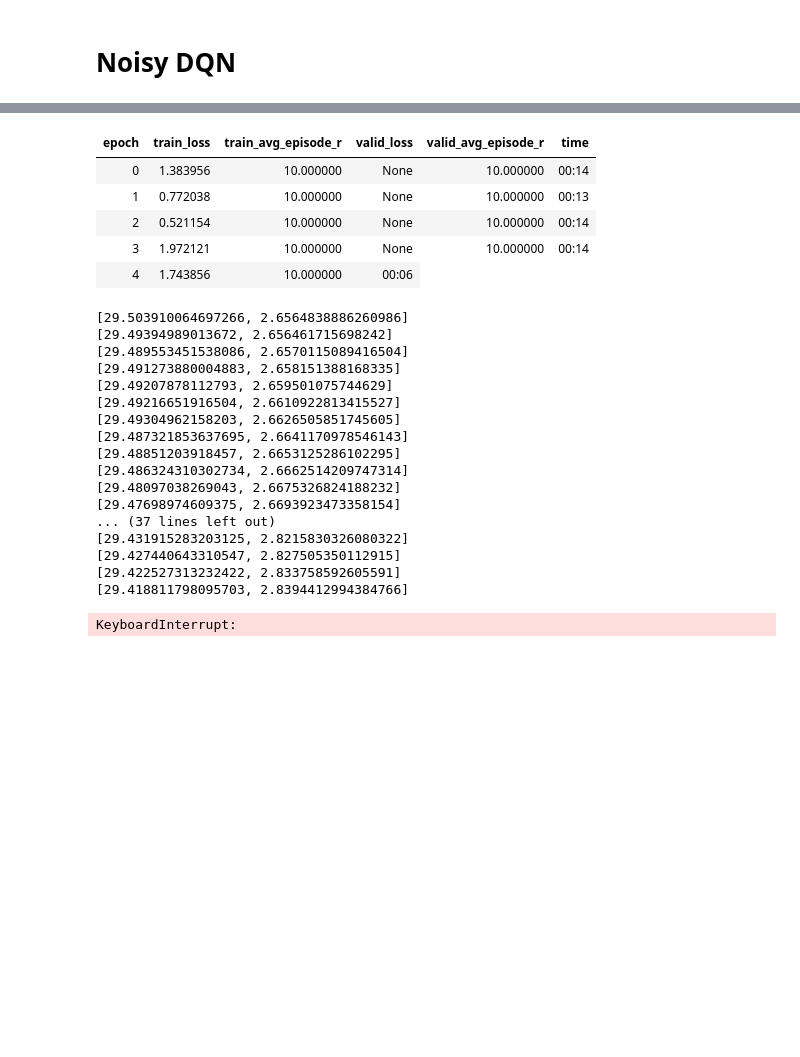
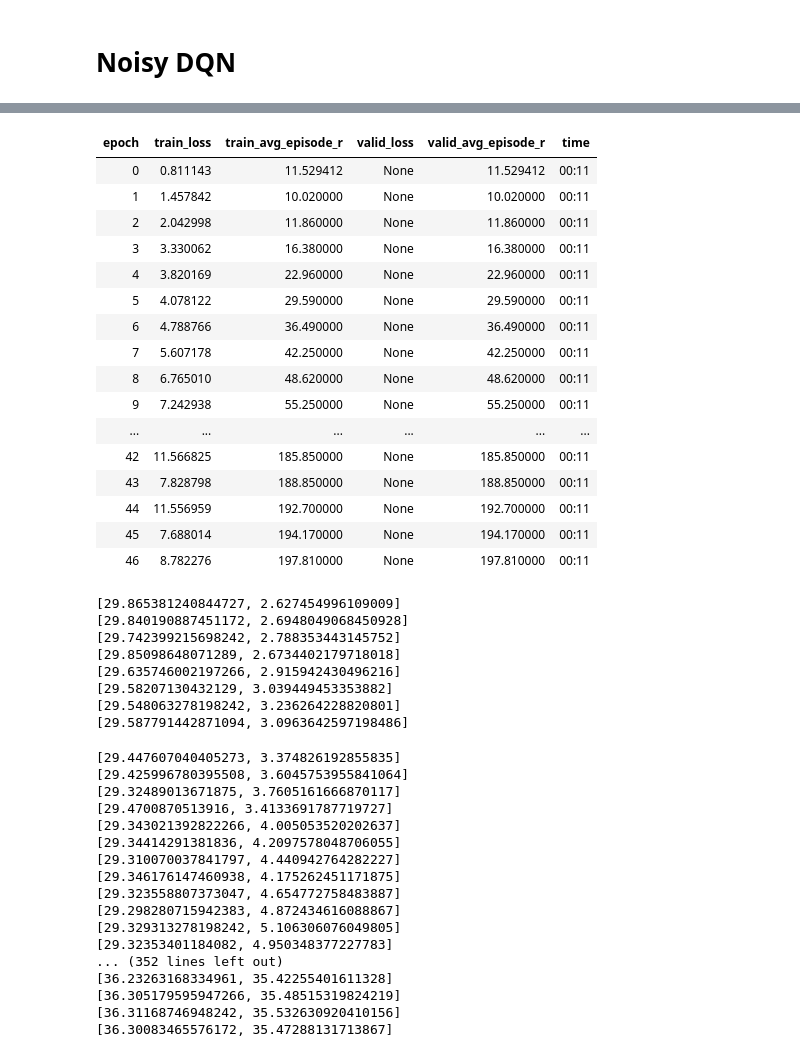
Before and after one commit to josiahls/fast-reinforcement-learning-2, a Jupyter notebook: nbs/20e_qlearning.dqn_noisy.ipynb, the cells around one changed output, grey strips where cells are left out. Cells and saved outputs as stored; diff of their text form; code cells hidden in the pictures; blank space fills up the shorter version.

```diff
--- a/nbs/20e_qlearning.dqn_noisy.ipynb
+++ b/nbs/20e_qlearning.dqn_noisy.ipynb
@@ -97,9 +97,9 @@ class NoisyDQN(nn.Module):
     def forward(self, x):
         fx = x.float()
 
-        if self.counter%500==0:
-            print(self.noisy_layers_sigma_snr())
-        self.counter+=1
+#         if self.counter%500==0:
+#             print(self.noisy_layers_sigma_snr())
+#         self.counter+=1
 
         return self.fc(fx)
 
@@ -130,13 +130,13 @@ model=NoisyDQN((4,),2)
 agent=DiscreteAgent(model=model.to(default_device()),device=default_device(),
                     a_selector=TestArgmaxActionSelector())
 
-block=FirstLastExperienceBlock(agent=agent,seed=0,n_steps=2,dls_kwargs={'bs':32,'num_workers':0,'verbose':False,'indexed':True,'shuffle_train':False})
+block=FirstLastExperienceBlock(agent=agent,seed=0,n_steps=1,dls_kwargs={'bs':1,'num_workers':0,'verbose':False,'indexed':True,'shuffle_train':False})
 blk=IterableDataBlock(blocks=(block),
                       splitter=FuncSplitter(lambda x:False),
                      )
-dls=blk.dataloaders([env]*1,n=32*100,device=default_device())
+dls=blk.dataloaders([env]*1,n=1*1000,device=default_device())
 
-learner=TargetDQNLearner(dls,agent=agent,n_steps=2,wd_bn_bias=True,cbs=[
+learner=TargetDQNLearner(dls,agent=agent,n_steps=1,cbs=[
                                         ExperienceReplay(sz=100000,bs=32,starting_els=32,max_steps=gym.make(env)._max_episode_steps),
-                                        TargetDQNTrainer],metrics=[AvgEpisodeRewardMetric(experience_cls=ExperienceFirstLast)])
+                                        TargetDQNTrainer],metrics=[AvgEpisodeRewardMetric(experience_cls=ExperienceFirstLast,always_extend=True)])
 # %% [output]
@@ -144,30 +144,48 @@ learner=TargetDQNLearner(dls,agent=agent,n_steps=2,wd_bn_bias=True,cbs=[
 # %%
-learner.fit(6,lr=0.0001,wd=0)
+learner.fit(47,lr=0.0001,wd=0)
 # %% [output]
 | epoch | train_loss | train_avg_episode_r | valid_loss | valid_avg_episode_r | time |
-| 0 | 1.383956 | 10.000000 | None | 10.000000 | 00:14 |
-| 1 | 0.772038 | 10.000000 | None | 10.000000 | 00:13 |
-| 2 | 0.521154 | 10.000000 | None | 10.000000 | 00:14 |
-| 3 | 1.972121 | 10.000000 | None | 10.000000 | 00:14 |
-| 4 | 1.743856 | 10.000000 | 00:06 |
+| 0 | 0.811143 | 11.529412 | None | 11.529412 | 00:11 |
+| 1 | 1.457842 | 10.020000 | None | 10.020000 | 00:11 |
+| 2 | 2.042998 | 11.860000 | None | 11.860000 | 00:11 |
+| 3 | 3.330062 | 16.380000 | None | 16.380000 | 00:11 |
+| 4 | 3.820169 | 22.960000 | None | 22.960000 | 00:11 |
+| 5 | 4.078122 | 29.590000 | None | 29.590000 | 00:11 |
+| 6 | 4.788766 | 36.490000 | None | 36.490000 | 00:11 |
+| 7 | 5.607178 | 42.250000 | None | 42.250000 | 00:11 |
+| 8 | 6.765010 | 48.620000 | None | 48.620000 | 00:11 |
+| 9 | 7.242938 | 55.250000 | None | 55.250000 | 00:11 |
+| ... | ... | ... | ... | ... | ... |
+| 42 | 11.566825 | 185.850000 | None | 185.850000 | 00:11 |
+| 43 | 7.828798 | 188.850000 | None | 188.850000 | 00:11 |
+| 44 | 11.556959 | 192.700000 | None | 192.700000 | 00:11 |
+| 45 | 7.688014 | 194.170000 | None | 194.170000 | 00:11 |
+| 46 | 8.782276 | 197.810000 | None | 197.810000 | 00:11 |
-[29.503910064697266, 2.6564838886260986]
-[29.49394989013672, 2.656461715698242]
-[29.489553451538086, 2.6570115089416504]
-[29.491273880004883, 2.658151388168335]
-[29.49207878112793, 2.659501075744629]
-[29.49216651916504, 2.6610922813415527]
-[29.49304962158203, 2.6626505851745605]
-[29.487321853637695, 2.6641170978546143]
-[29.48851203918457, 2.6653125286102295]
-[29.486324310302734, 2.6662514209747314]
-[29.48097038269043, 2.6675326824188232]
-[29.47698974609375, 2.6693923473358154]
-... (37 lines left out)
-[29.431915283203125, 2.8215830326080322]
-[29.427440643310547, 2.827505350112915]
-[29.422527313232422, 2.833758592605591]
-[29.418811798095703, 2.8394412994384766]
+[29.865381240844727, 2.627454996109009]
+[29.840190887451172, 2.6948049068450928]
+[29.742399215698242, 2.788353443145752]
+[29.85098648071289, 2.6734402179718018]
+[29.635746002197266, 2.915942430496216]
+[29.58207130432129, 3.039449453353882]
+[29.548063278198242, 3.236264228820801]
+[29.587791442871094, 3.0963642597198486]
-KeyboardInterrupt:
+[29.447607040405273, 3.374826192855835]
+[29.425996780395508, 3.6045753955841064]
+[29.32489013671875, 3.7605161666870117]
+[29.4700870513916, 3.4133691787719727]
+[29.343021392822266, 4.005053520202637]
+[29.34414291381836, 4.2097578048706055]
+[29.310070037841797, 4.440942764282227]
+[29.346176147460938, 4.175262451171875]
+[29.323558807373047, 4.654772758483887]
+[29.298280715942383, 4.872434616088867]
+[29.329313278198242, 5.106306076049805]
+[29.32353401184082, 4.950348377227783]
+... (352 lines left out)
+[36.23263168334961, 35.42255401611328]
+[36.305179595947266, 35.48515319824219]
+[36.31168746948242, 35.532630920410156]
+[36.30083465576172, 35.47288131713867]
 # %%
 # hide
 from nbdev.export import *
```
Also changed, not shown: parts of 2 cells of this notebook, 24 other files.
